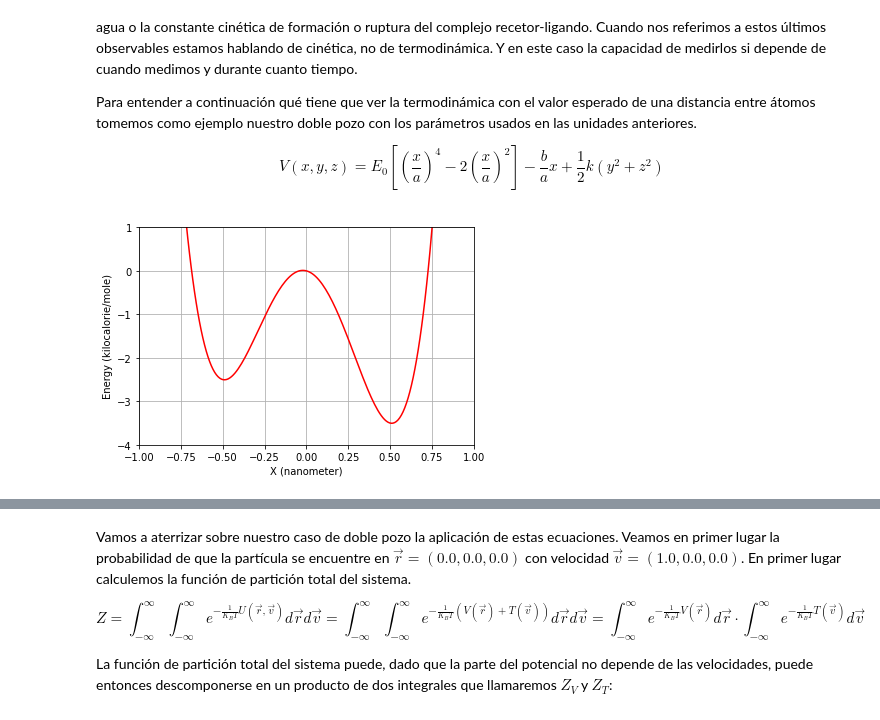
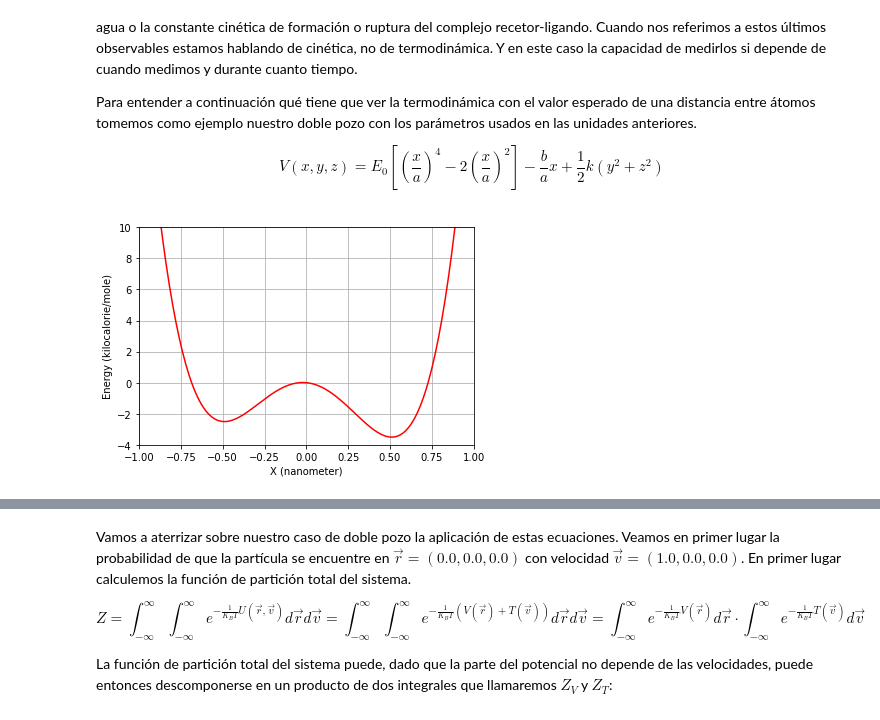
Before and after one commit to uibcdf/Academia, a Jupyter notebook: academia/Diseño_racional_de_moleculas/Doble_pozo/Doble_pozo_termodinamica.ipynb, the cells around one changed output, grey strips where cells are left out. Cells and saved outputs as stored; diff of their text form; code cells hidden in the pictures.

```diff
--- a/academia/Diseño_racional_de_moleculas/Doble_pozo/Doble_pozo_termodinamica.ipynb
+++ b/academia/Diseño_racional_de_moleculas/Doble_pozo/Doble_pozo_termodinamica.ipynb
@@ -30,15 +30,15 @@ osystem = oms.DoubleWell(mass=mass, Eo=Eo, a=a, b=b, k=k)
 # %%
 xyz_serie = np.zeros([200,3]) * unit.nanometers
 xyz_serie[:,0] = np.linspace(-1.0, 1.0, num=200) * unit.nanometers
 
 potential = osystem.evaluate_potential(xyz_serie)
 
 plt.plot(xyz_serie[:,0], potential, 'r-')
-plt.ylim(-4,1)
+plt.ylim(-4,10)
 plt.xlim(-1,1)
 plt.grid()
 plt.xlabel("X ({})".format(unit.nanometers))
 plt.ylabel("Energy ({})".format(unit.kilocalories_per_mole))
 plt.show()
 # %% [output]
-[figure, old version]
+[figure, new version]
```
Also changed, not shown: parts of 13 cells of this notebook.
